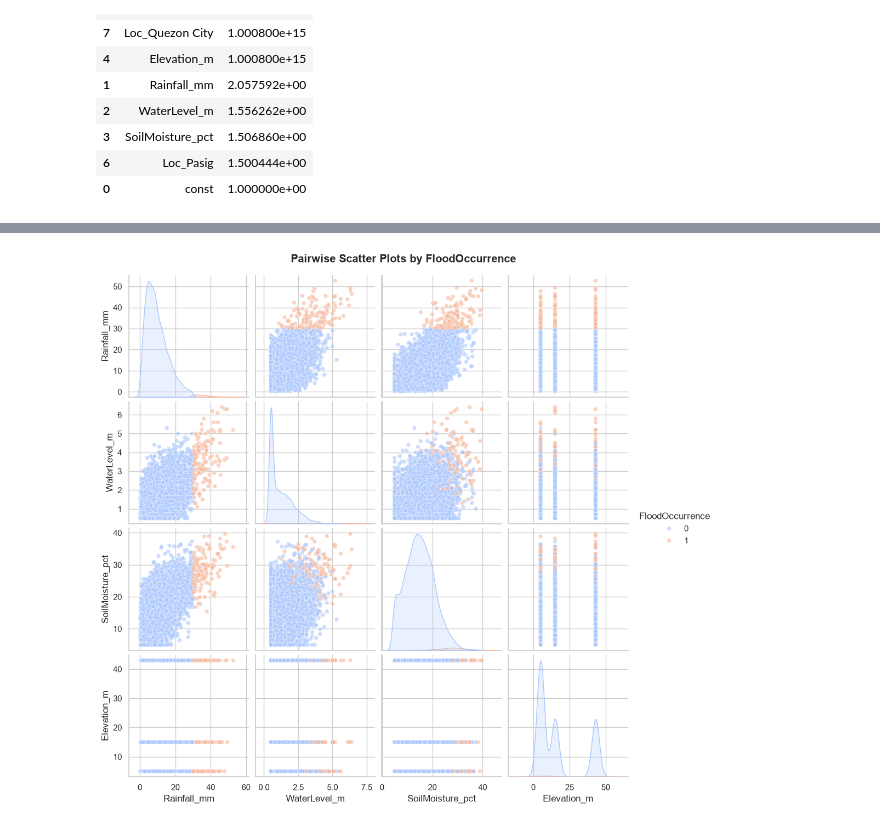
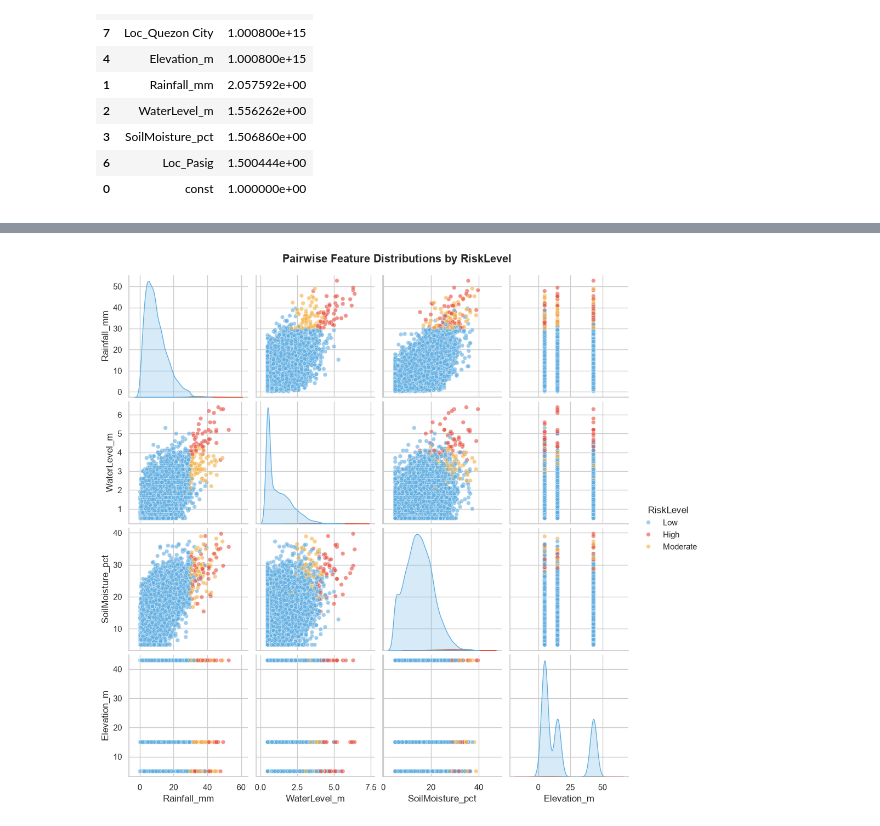
Before and after one commit to redkyladenise/flood-risk-system, a Jupyter notebook: notebooks/01_eda.ipynb, the cells around one changed output, grey strips where cells are left out. Saved outputs shown, nothing was run; the diff lists cells and outputs as text; code cells hidden in the pictures.

```diff
--- a/notebooks/01_eda.ipynb
+++ b/notebooks/01_eda.ipynb
@@ -5,13 +5,13 @@ import numpy as np
 import pandas as pd
 import seaborn as sns
 
-# Set plotting style
+# plotting style
 sns.set_theme(style="whitegrid")
 plt.rcParams["figure.figsize"] = (10, 6)
 
-DATA_PATH = os.path.join("..", "data", "raw", "kaggle_dataset_temp.csv")
+DATA_PATH = os.path.join("..", "data", "raw", "kaggle_dataset_complete.csv")
 
-# Load raw dataset
+# load raw dataset
 df = pd.read_csv(DATA_PATH)
 print("Dataset loaded successfully!")
 print(f"Shape: {df.shape[0]} rows, {df.shape[1]} columns")
@@ -421,19 +503,25 @@ Name: FloodOccurrence, dtype: float64
 # %%
 # pairwise relationship inspection
+hue_col = "RiskLevel" if "RiskLevel" in df.columns else "FloodOccurrence"
+
 pairplot_fig = sns.pairplot(
     df,
     vars=["Rainfall_mm", "WaterLevel_m", "SoilMoisture_pct", "Elevation_m"],
-    hue="FloodOccurrence",
-    palette="coolwarm",
+    hue=hue_col,
+    palette={
+        "Low": "#5dade2",
+        "Moderate": "#f5b041",
+        "High": "#e74c3c"
+    },
     diag_kind="kde",
     plot_kws={"alpha": 0.6, "s": 30},
 )
 pairplot_fig.fig.suptitle(
-    "Pairwise Scatter Plots by FloodOccurrence", y=1.02, fontweight="bold"
+    f"Pairwise Feature Distributions by {hue_col}", y=1.02, fontweight="bold"
 )
 plt.show()
 # %% [output]
-[figure, old version]
+[figure, new version]
 # %% [markdown]
 ## Exploratory Data Analysis Summary & Key Observations
 
```
Also changed, not shown: parts of 13 cells of this notebook, 8 other files.
